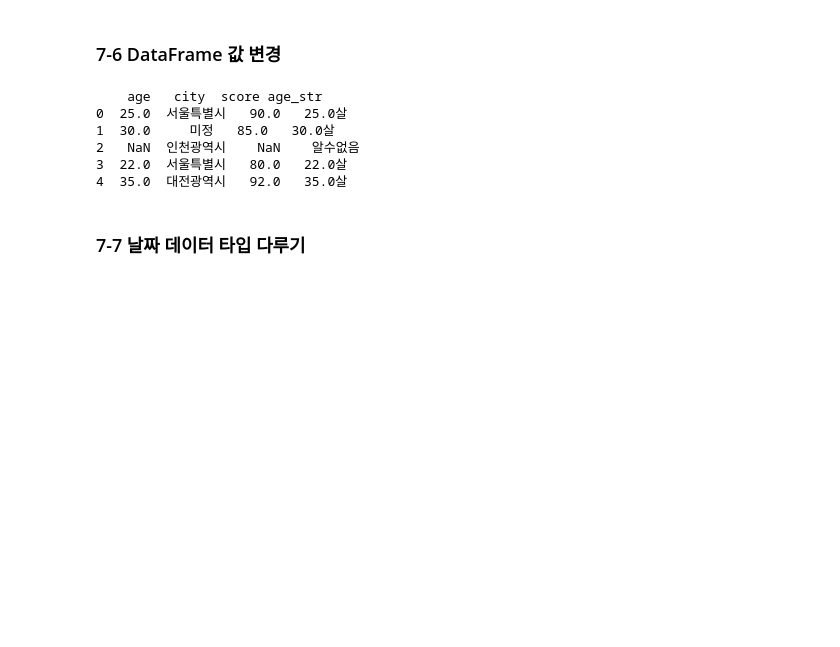
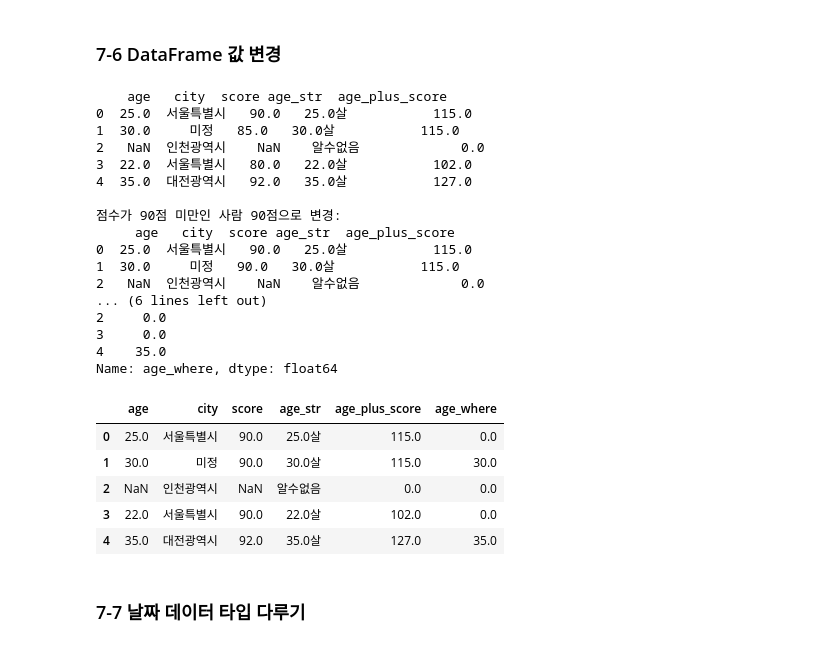
Before and after one commit to dotori97/Data-Analysis-with-Open-Source, a Jupyter notebook: 오픈소스_데이터_분석_7강.ipynb, the cells around one changed output. Cells and saved outputs as stored; diff of their text form; code cells hidden in the pictures; blank space fills up the shorter version.

```diff
--- a/오픈소스_데이터_분석_7강.ipynb
+++ b/오픈소스_데이터_분석_7강.ipynb
@@ -208,39 +254,67 @@ dtype: int64
 # %%
 import pandas as pd
 
 data = {'age': [25, 30, None, 22, 35],
         'city': ['Seoul', None, 'Incheon', 'Seoul', 'Daejeon'],
         'score': [90, 85, None, 80, 92]}
 df = pd.DataFrame(data)
 
 ### replace를 이용한 Seoul -> 서울
 df['city'] = df['city'].replace('Seoul', '서울')
 
 ### replace를 이용한 None -> 미정, Incheon -> 인천
 df['city'] = df['city'].replace({None: '미정', 'Incheon': '인천'})
 
 
 ### map을 이용한 값 변경
 df = pd.DataFrame(data)
 city_map = {'Seoul': '서울특별시', None: '미정', 'Incheon':'인천광역시', 'Daejeon':'대전광역시'}
 df['city'] = df['city'].map(city_map)
 df['age_str'] = df['age'].map(lambda x: f"{x}살" if pd.notna(x) else "알수없음")
-print(df)
 
 ### apply 함수를 이용한 값 변경
+def age_plus_score(row):
+    age = row['age'] if pd.notna(row['age']) else 0
+    score = row['score'] if pd.notna(row['score']) else 0
+    return age + score
+
+df['age_plus_score'] = df.apply(age_plus_score, axis=1)
+print(df)
 
 ### apply 함수를 이용한 행단위 값 변경
 
 ### loc 인덱스를 이용한 값 변경
+df.loc[df['score']< 90, 'score'] = 90
+print("\n점수가 90점 미만인 사람 90점으로 변경: \n", df)
 
 ### where 함수를 이용한 값 변경
+df['age_where'] = df['age'].where(df['age']>=30, other =0)
+print("\nage가 30이상인 값만 유지하고 나머지를 0으로 변경\n", df['age_where'])
+df
 # %% [output]
-    age   city  score age_str
-0  25.0  서울특별시   90.0   25.0살
-1  30.0     미정   85.0   30.0살
-2   NaN  인천광역시    NaN    알수없음
-3  22.0  서울특별시   80.0   22.0살
-4  35.0  대전광역시   92.0   35.0살
+    age   city  score age_str  age_plus_score
+0  25.0  서울특별시   90.0   25.0살           115.0
+1  30.0     미정   85.0   30.0살           115.0
+2   NaN  인천광역시    NaN    알수없음             0.0
+3  22.0  서울특별시   80.0   22.0살           102.0
+4  35.0  대전광역시   92.0   35.0살           127.0
+
+점수가 90점 미만인 사람 90점으로 변경:
+     age   city  score age_str  age_plus_score
+0  25.0  서울특별시   90.0   25.0살           115.0
+1  30.0     미정   90.0   30.0살           115.0
+2   NaN  인천광역시    NaN    알수없음             0.0
+... (6 lines left out)
+2     0.0
+3     0.0
+4    35.0
+Name: age_where, dtype: float64
+|  | age | city | score | age_str | age_plus_score | age_where |
+| 0 | 25.0 | 서울특별시 | 90.0 | 25.0살 | 115.0 | 0.0 |
+| 1 | 30.0 | 미정 | 90.0 | 30.0살 | 115.0 | 30.0 |
+| 2 | NaN | 인천광역시 | NaN | 알수없음 | 0.0 | 0.0 |
+| 3 | 22.0 | 서울특별시 | 90.0 | 22.0살 | 102.0 | 0.0 |
+| 4 | 35.0 | 대전광역시 | 92.0 | 35.0살 | 127.0 | 35.0 |
 # %% [markdown]
 ### 7-7 날짜 데이터 타입 다루기
 # %%
```
Also changed, not shown: parts of 3 cells of this notebook.
